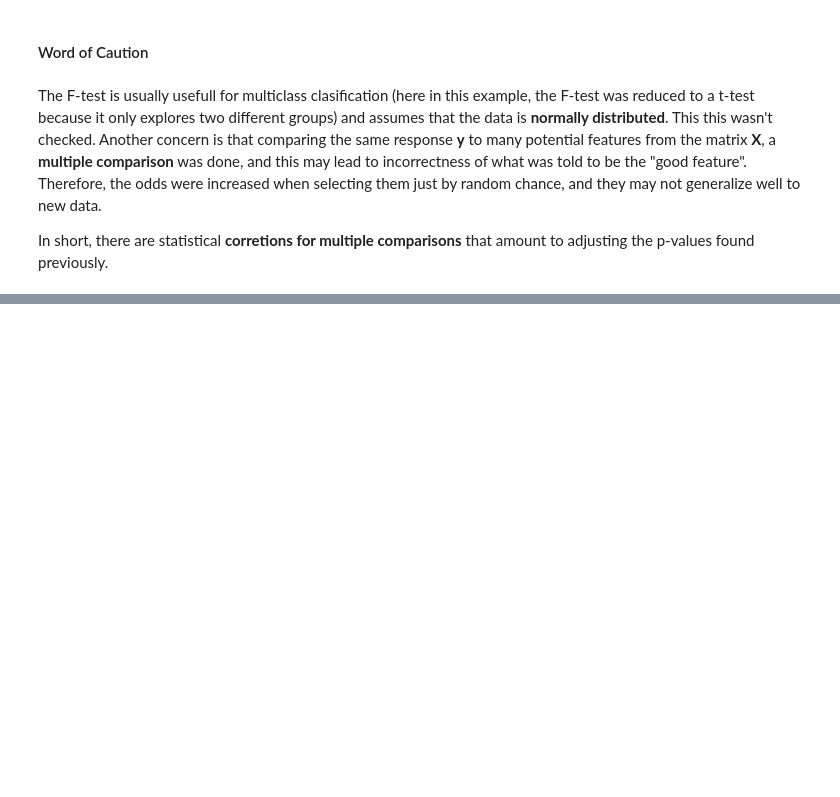
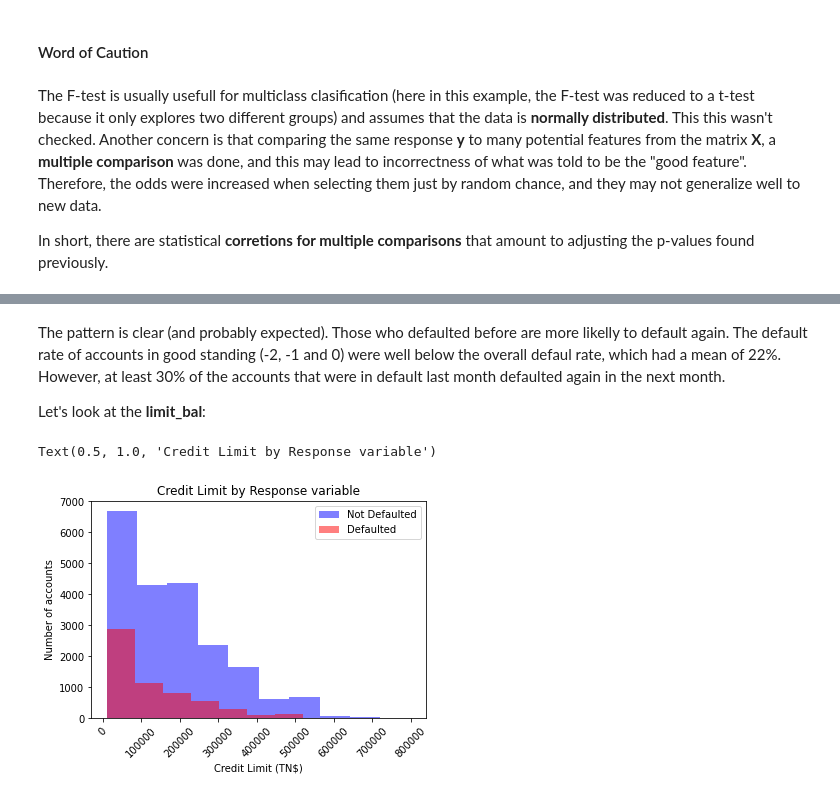
Before and after one commit to jeantardelli/data-science, a Jupyter notebook: details-of-logistic-regression-and-feature-exploration.ipynb, the cells around one changed output, grey strips where cells are left out. Cells and saved outputs as stored; diff of their text form; code cells hidden in the pictures; blank space fills up the shorter version.

```diff
--- a/details-of-logistic-regression-and-feature-exploration.ipynb
+++ b/details-of-logistic-regression-and-feature-exploration.ipynb
@@ -219,0 +261,19 @@ In short, there are statistical **corretions for multiple comparisons** that amo
+# %% [markdown]
+The pattern is clear (and probably expected). Those who defaulted before are more likelly to default again. The default rate of accounts in good standing (-2, -1 and 0) were well below the overall defaul rate, which had a mean of 22%. However, at least 30% of the accounts that were in default last month defaulted again in the next month.
+
+Let's look at the **limit_bal**:
+# %%
+pos_mask = y == 1
+neg_mask = y == 0
+
+axes = plt.axes()
+axes.hist(df.loc[neg_mask, 'limit_bal'], alpha=0.5, color='b')
+axes.hist(df.loc[pos_mask, 'limit_bal'], alpha=0.5, color='r')
+axes.tick_params(axis='x', labelrotation=45)
+axes.set_ylabel('Number of accounts')
+axes.set_xlabel('Credit Limit (TN$)')
+axes.legend(['Not Defaulted', 'Defaulted'])
+axes.set_title('Credit Limit by Response variable')
+# %% [output]
+Text(0.5, 1.0, 'Credit Limit by Response variable')
+[figure, added]
```
Also changed, not shown: parts of 9 cells of this notebook.
